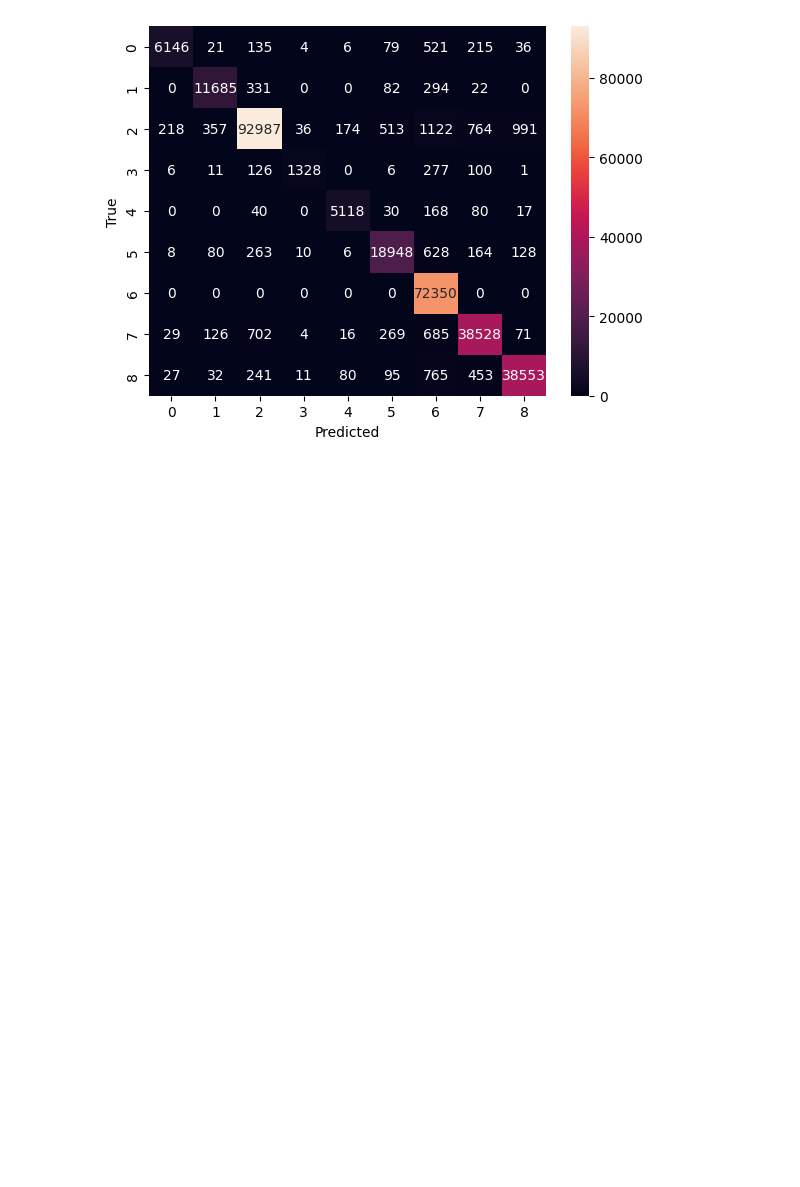
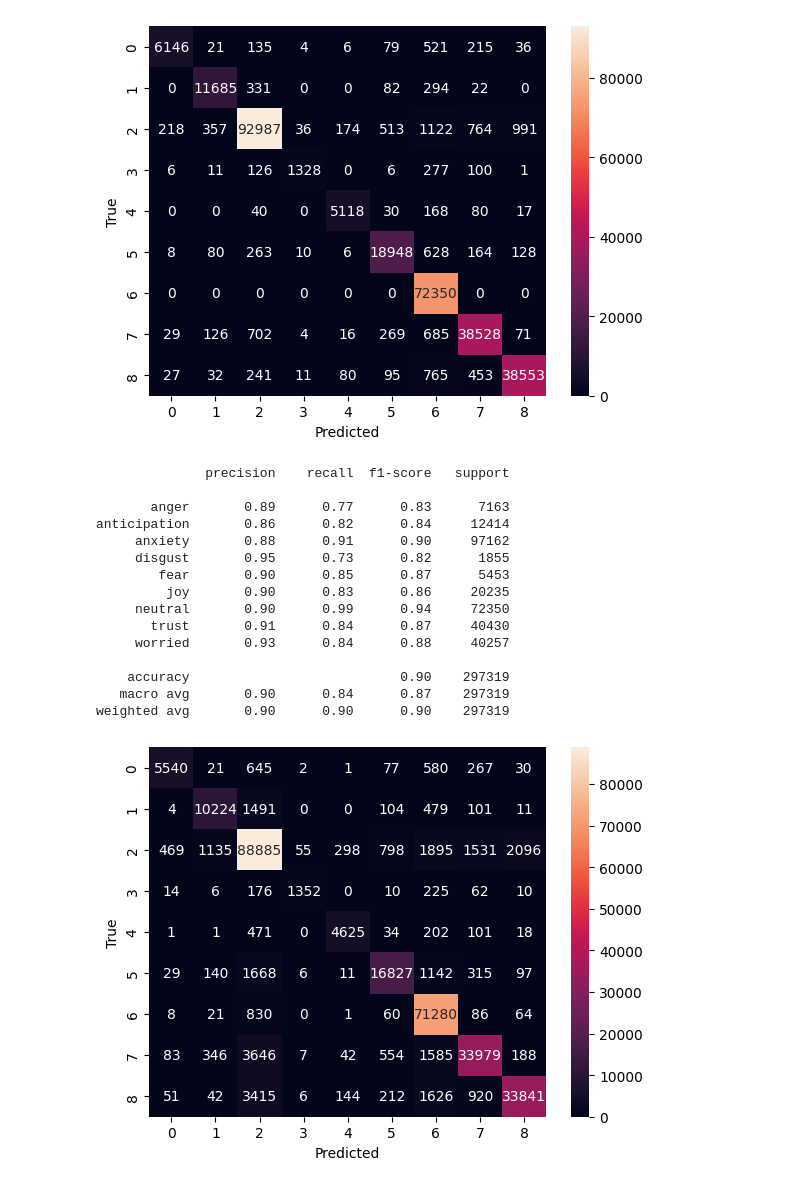
Before and after one commit to kyleoneil/MLProjs, a Jupyter notebook: covid_19_tweet_sentiments/covid_19_tweet_sentiment_analysis.ipynb, the cells around one changed output. Drawn from its saved outputs; the diff is of its cells as text; code cells hidden in the pictures; blank space fills up the shorter version.

Commit message:
random forest model for tweets classification

```diff
--- a/covid_19_tweet_sentiments/covid_19_tweet_sentiment_analysis.ipynb
+++ b/covid_19_tweet_sentiments/covid_19_tweet_sentiment_analysis.ipynb
@@ -401,3 +419,39 @@ anticipation       0.95      0.94      0.95     12414
    macro avg       0.96      0.92      0.93    297319
 weighted avg       0.96      0.96      0.96    297319
 [figure]
+# %%
+from sklearn.ensemble import RandomForestClassifier
+
+# Initialize the model
+rf_model = RandomForestClassifier(n_estimators=10, random_state=42)
+
+# Train the model
+rf_model.fit(X_train_vec, y_train)
+
+# Predict
+y_pred = rf_model.predict(X_test_vec)
+
+# Evaluation
+print(classification_report(y_test, y_pred))
+cm = confusion_matrix(y_test, y_pred)
+sns.heatmap(cm, annot=True, fmt='d')
+plt.xlabel('Predicted')
+plt.ylabel('True')
+plt.show()
+# %% [output]
+              precision    recall  f1-score   support
+
+       anger       0.89      0.77      0.83      7163
+anticipation       0.86      0.82      0.84     12414
+     anxiety       0.88      0.91      0.90     97162
+     disgust       0.95      0.73      0.82      1855
+        fear       0.90      0.85      0.87      5453
+         joy       0.90      0.83      0.86     20235
+     neutral       0.90      0.99      0.94     72350
+       trust       0.91      0.84      0.87     40430
+     worried       0.93      0.84      0.88     40257
+
+    accuracy                           0.90    297319
+   macro avg       0.90      0.84      0.87    297319
+weighted avg       0.90      0.90      0.90    297319
+[figure, added]
```
Also changed, not shown: parts of 13 cells of this notebook.
